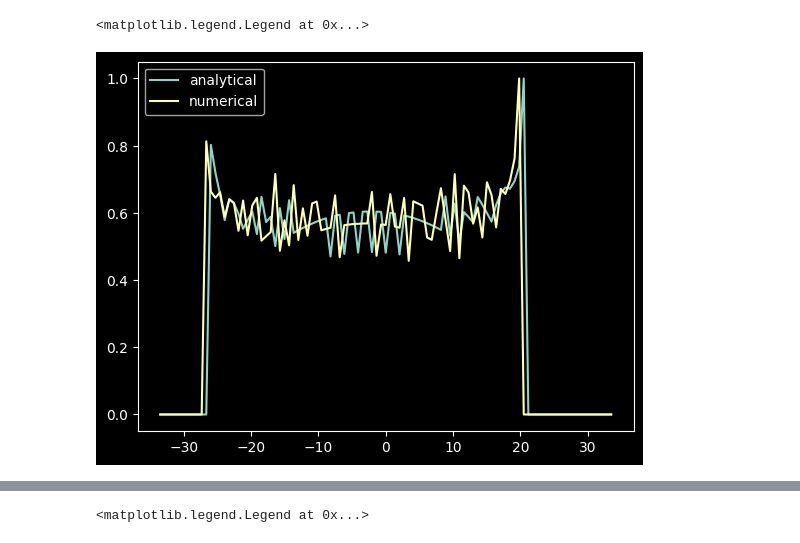
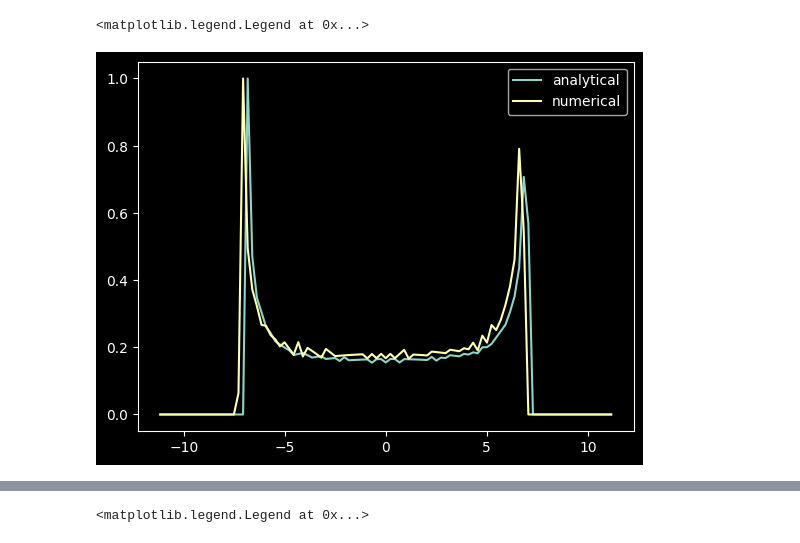
Before and after one commit to ekaterinailin/2023_10_Oblique_Ring, a Jupyter notebook: simple_calcs.ipynb, the cells around one changed output, grey strips where cells are left out. Saved outputs shown, nothing was run; the diff lists cells and outputs as text; code cells hidden in the pictures.

Commit message:
auroral rign class plots stuff

```diff
--- a/simple_calcs.ipynb
+++ b/simple_calcs.ipynb
@@ -211,22 +25,23 @@ class AuroralRing:
 # %%
 
 # set up the ring
-ring = AuroralRing(i_rot=10/180*np.pi, i_mag=10 * np.pi/180, latitude=41.5*np.pi/180,
-                   width=0.5 * np.pi/180, Rstar=1, P_rot=0.5 * np.pi, N=100,
-                   norm=10, gridsize=int(4e5))
+ring = AuroralRing(i_rot=30/180*np.pi, i_mag=10 * np.pi/180, latitude=41.5*np.pi/180,
+                   width=1 * np.pi/180, Rstar=1, P_rot=1.5 * np.pi, N=100,
+                   norm=11, gridsize=int(4e5))
 
 # calculate the flux
-alpha = 110 * np.pi/180
+alpha = 10 * np.pi/180
 
 flux_analytical = ring.get_flux_analytically(alpha)
 
 # calculate the flux
+# this serves as measurement
 flux_numerical = ring.get_flux_numerically(alpha)
-
+flux_err = np.ones_like(flux_numerical) * 0.05
 
 plt.plot(ring.v_mids, flux_analytical, label='analytical')
 plt.plot(ring.v_mids, flux_numerical, label='numerical')
 plt.legend()
 # %% [output]
 <matplotlib.legend.Legend at 0x...>
-[figure, old version]
+[figure, new version]
```
Also changed, not shown: parts of 13 cells of this notebook, 4 other files.
